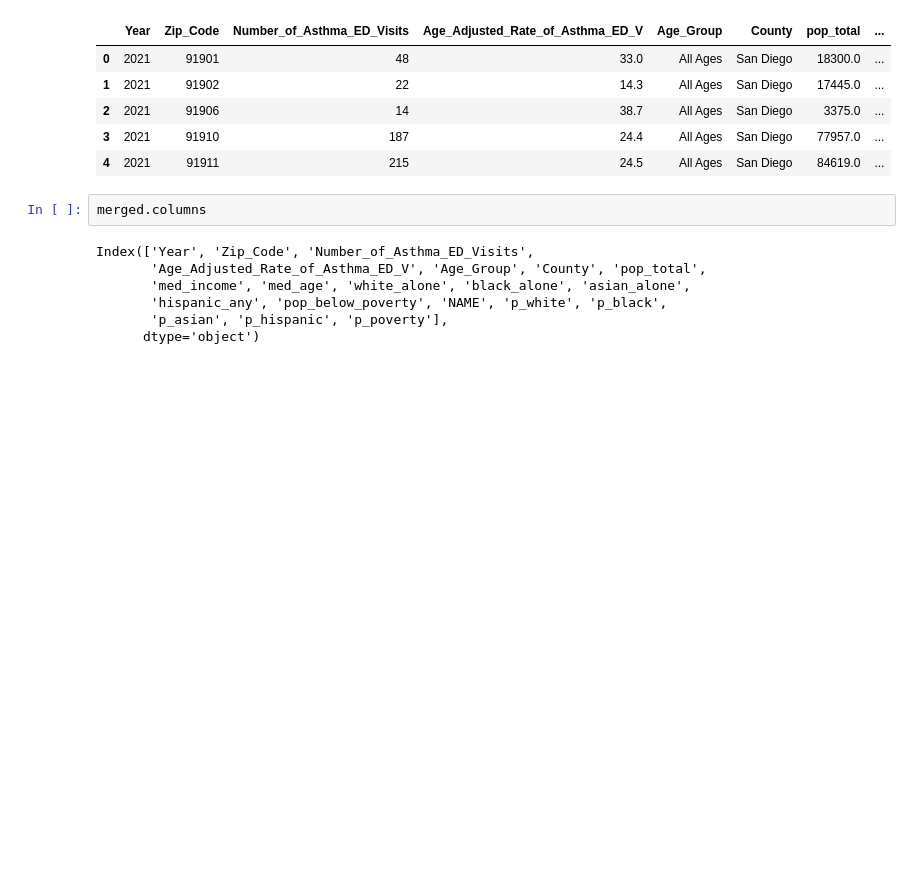
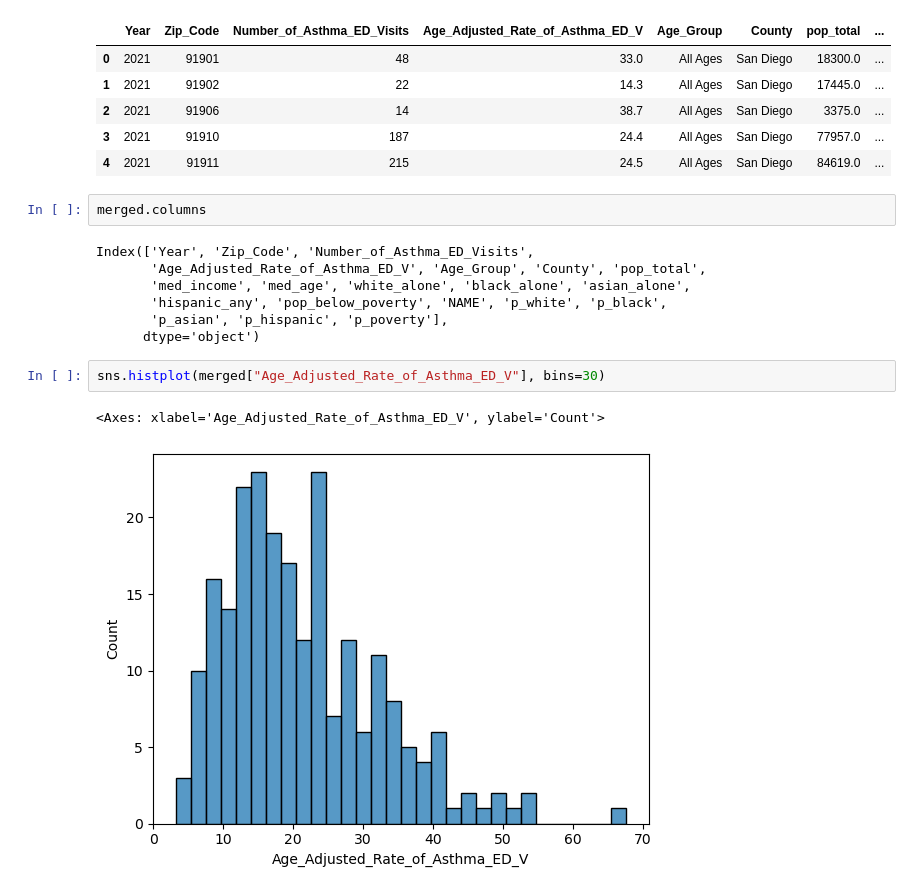
Before and after one commit to ikrvb1/Bridging-Air-Quality-and-Public-Health-in-San-Diego---DSC190, a Jupyter notebook: aqi_regression.ipynb, the cells around one changed output. Saved outputs shown, nothing was run; the diff lists cells and outputs as text; blank space fills up the shorter version.

```diff
--- a/aqi_regression.ipynb
+++ b/aqi_regression.ipynb
@@ -370,3 +367,8 @@ Index(['Year', 'Zip_Code', 'Number_of_Asthma_ED_Visits',
        'hispanic_any', 'pop_below_poverty', 'NAME', 'p_white', 'p_black',
        'p_asian', 'p_hispanic', 'p_poverty'],
       dtype='object')
+# %%
+sns.histplot(merged["Age_Adjusted_Rate_of_Asthma_ED_V"], bins=30)
+# %% [output]
+<Axes: xlabel='Age_Adjusted_Rate_of_Asthma_ED_V', ylabel='Count'>
+[figure, added]
```
Also changed, not shown: parts of 20 cells of this notebook.
